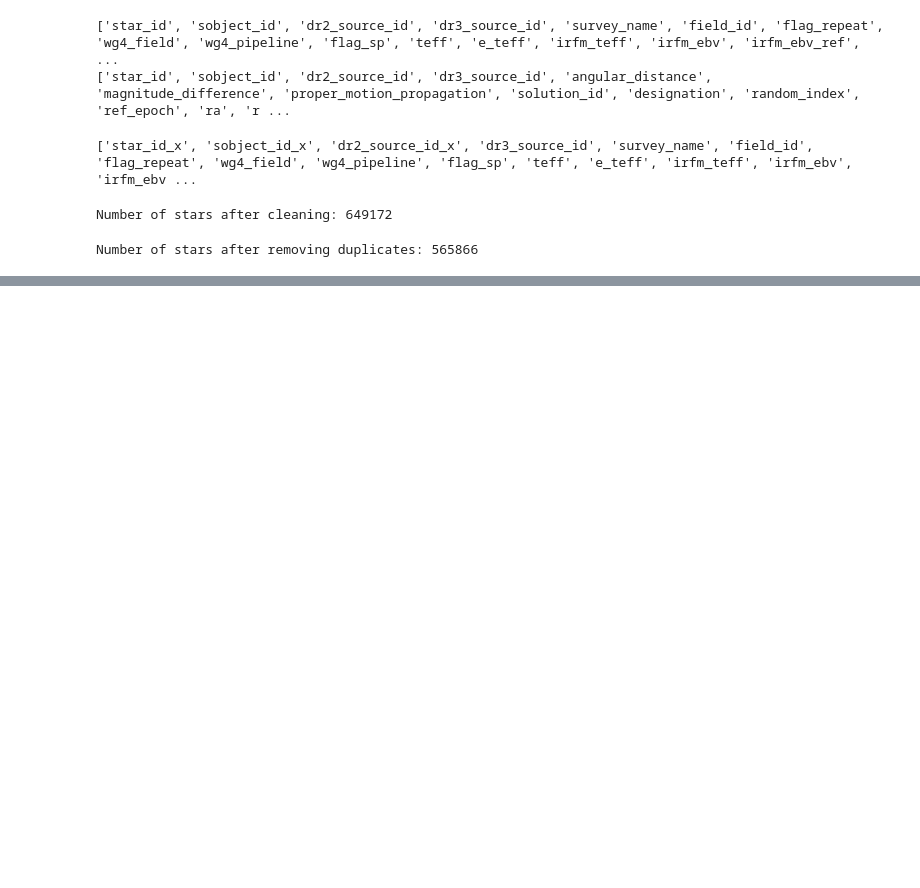
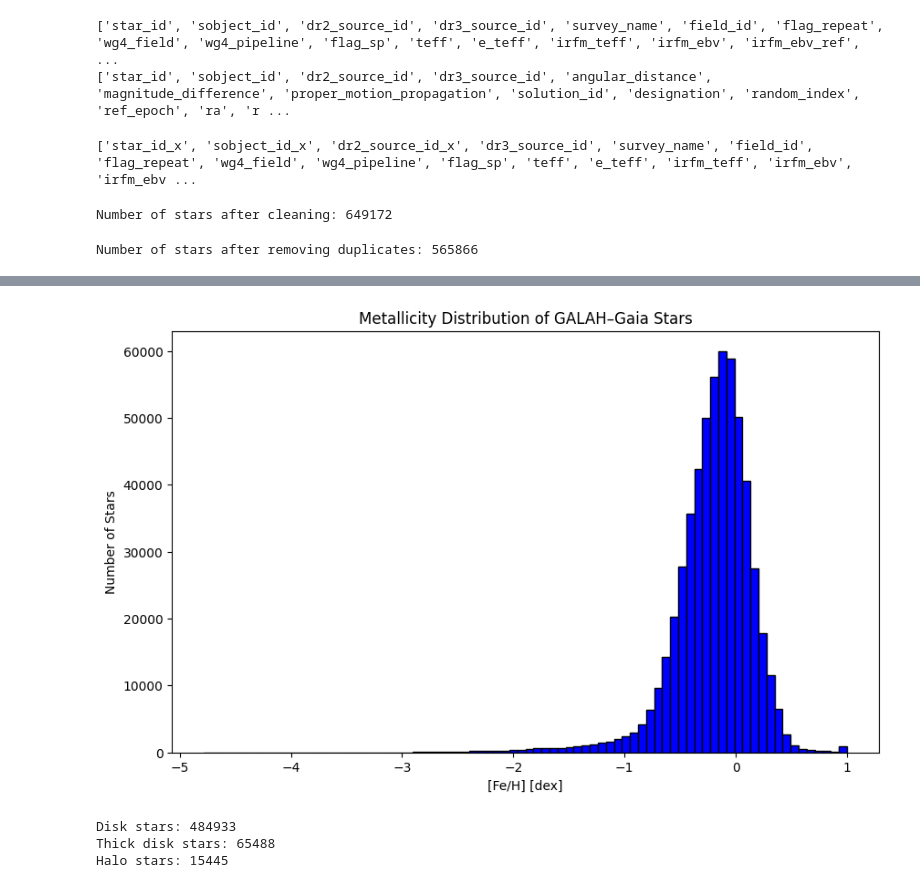
Before and after one commit to AndrewwwC4/PHYS-2116-Computational-Assessment, a Jupyter notebook: analysis.ipynb, the cells around one changed output, grey strips where cells are left out. Drawn from its saved outputs; the diff is of its cells as text; code cells hidden in the pictures; blank space fills up the shorter version.

```diff
--- a/analysis.ipynb
+++ b/analysis.ipynb
@@ -122,0 +125,26 @@ NameError: name 'plt' is not defined
+# %%
+# =========================
+# 4. Metallicity distribution
+# =========================
+import matplotlib.pyplot as plt
+plt.figure(figsize=(10,6))
+plt.hist(analysis_df["fe_h"],bins=80,color="blue",edgecolor="black")
+plt.xlabel("[Fe/H] [dex]")
+plt.ylabel("Number of Stars")
+plt.title("Metallicity Distribution of GALAH–Gaia Stars")
+plt.show()
+# %% [output]
+[figure, added]
+# %%
+# Define and classify stellar populations by metallicity
+
+disk=analysis_df[analysis_df["fe_h"] > -0.5].copy()
+thick_disk=analysis_df[(analysis_df["fe_h"] <= -0.5) & (analysis_df["fe_h"] > -1.0)].copy()
+halo=analysis_df[analysis_df["fe_h"] <= -1.0].copy()
+print("Disk stars:",len(disk))
+print("Thick disk stars:",len(thick_disk))
+print("Halo stars:",len(halo))
+# %% [output]
+Disk stars: 484933
+Thick disk stars: 65488
+Halo stars: 15445
```
Also changed, not shown: parts of 3 cells of this notebook.
